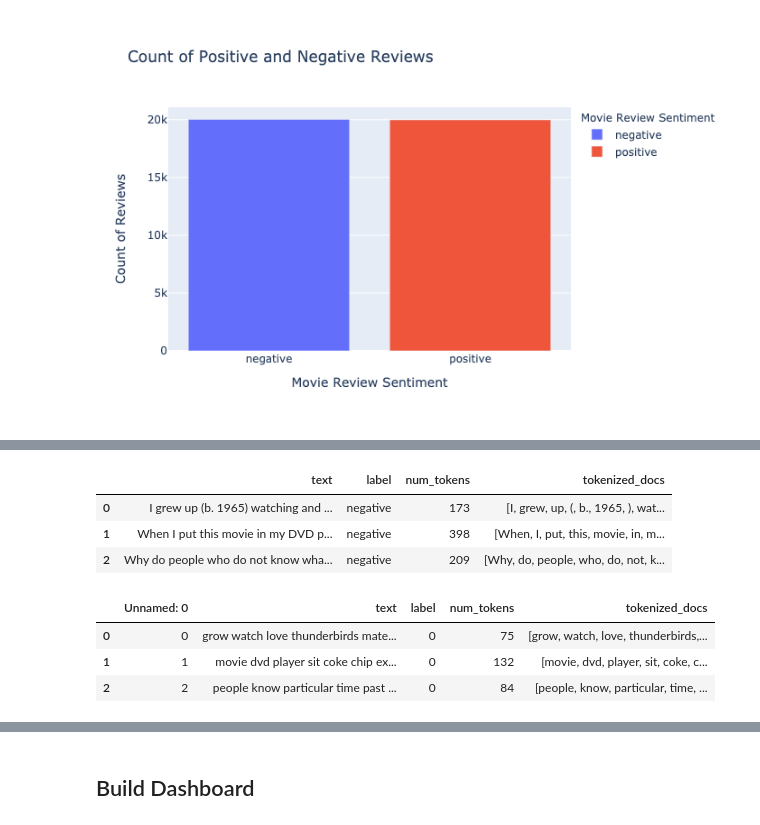
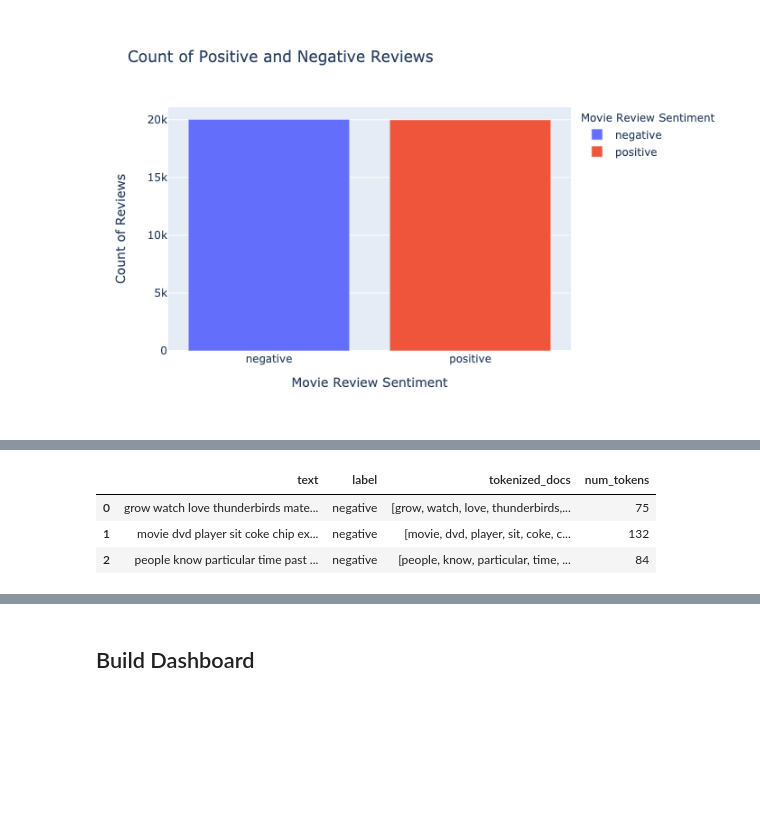
Before and after one commit to aromatic-toast/IMDB_Sentiment_Analysis, a Jupyter notebook: eda.ipynb, the cells around one changed output, grey strips where cells are left out. Cells and saved outputs as stored; diff of their text form; code cells hidden in the pictures; blank space fills up the shorter version.

```diff
--- a/eda.ipynb
+++ b/eda.ipynb
@@ -39,12 +43,14 @@ def make_top_n(df, n, polarity):
 # %% [markdown]
 ## load train set
 # %%
-train = pd.read_csv("data/Train.csv")
-train_clean = pd.read_csv("data/train_clean.csv")
-
+train = pd.read_parquet("data/Train.parquet")
 # replace 0/1s with human readable labels
 train = train.replace({'label':{0:'negative',
                                 1: 'positive'}})
+# replace 0/1s with human readable labels
+train_clean = pd.read_parquet("data/train_clean.parquet")
+train_clean = train_clean.replace({'label':{0:'negative',
+                                1: 'positive'}})
 # %%
 # look at raw train
 train.head(3)
@@ -119,9 +114,6 @@ clean_docs = imdb.tokenize(text=train_clean.text)
 # %%
-# convert list of docs to series
-docs = pd.Series(docs)
-
 # get number of tokens in each document
-doc_length = docs.apply(func=len).to_frame(name='num_tokens')
-doc_length.head()
+clean_doc_length = train_clean.tokenized_docs.apply(func=len).to_frame(name='num_tokens')
+clean_doc_length.head()
 # %% [output]
 |  | num_tokens |
@@ -133,7 +124,0 @@ doc_length.head()
-# %%
-# convert list of docs to series
-clean_docs = pd.Series(clean_docs)
-
-# get number of tokens in each document
-clean_doc_length = clean_docs.apply(func=len).to_frame(name='num_tokens')
-clean_doc_length.head()
@@ -147,22 +125,9 @@ clean_doc_length.head()
 # %%
 # add document length to text df
-train['num_tokens'] = doc_length
-# add tokenized docs to train df
-train['tokenized_docs'] = docs
-train.head(3)
+train_clean['num_tokens'] = clean_doc_length
+train_clean.head(3)
 # %% [output]
-|  | text | label | num_tokens | tokenized_docs |
-| 0 | I grew up (b. 1965) watching and ... | negative | 173 | [I, grew, up, (, b., 1965, ), wat... |
-| 1 | When I put this movie in my DVD p... | negative | 398 | [When, I, put, this, movie, in, m... |
-| 2 | Why do people who do not know wha... | negative | 209 | [Why, do, people, who, do, not, k... |
+|  | text | label | tokenized_docs | num_tokens |
+| 0 | grow watch love thunderbirds mate... | negative | [grow, watch, love, thunderbirds,... | 75 |
+| 1 | movie dvd player sit coke chip ex... | negative | [movie, dvd, player, sit, coke, c... | 132 |
+| 2 | people know particular time past ... | negative | [people, know, particular, time, ... | 84 |
-# %%
-# add document length to text df
-train_clean['num_tokens'] = clean_doc_length
-# add tokenized docs to train df
-train_clean['tokenized_docs'] = clean_docs
-train_clean.head(3)
-# %% [output]
-|  | Unnamed: 0 | text | label | num_tokens | tokenized_docs |
-| 0 | 0 | grow watch love thunderbirds mate... | 0 | 75 | [grow, watch, love, thunderbirds,... |
-| 1 | 1 | movie dvd player sit coke chip ex... | 0 | 132 | [movie, dvd, player, sit, coke, c... |
-| 2 | 2 | people know particular time past ... | 0 | 84 | [people, know, particular, time, ... |
```
Also changed, not shown: parts of 38 cells of this notebook.
